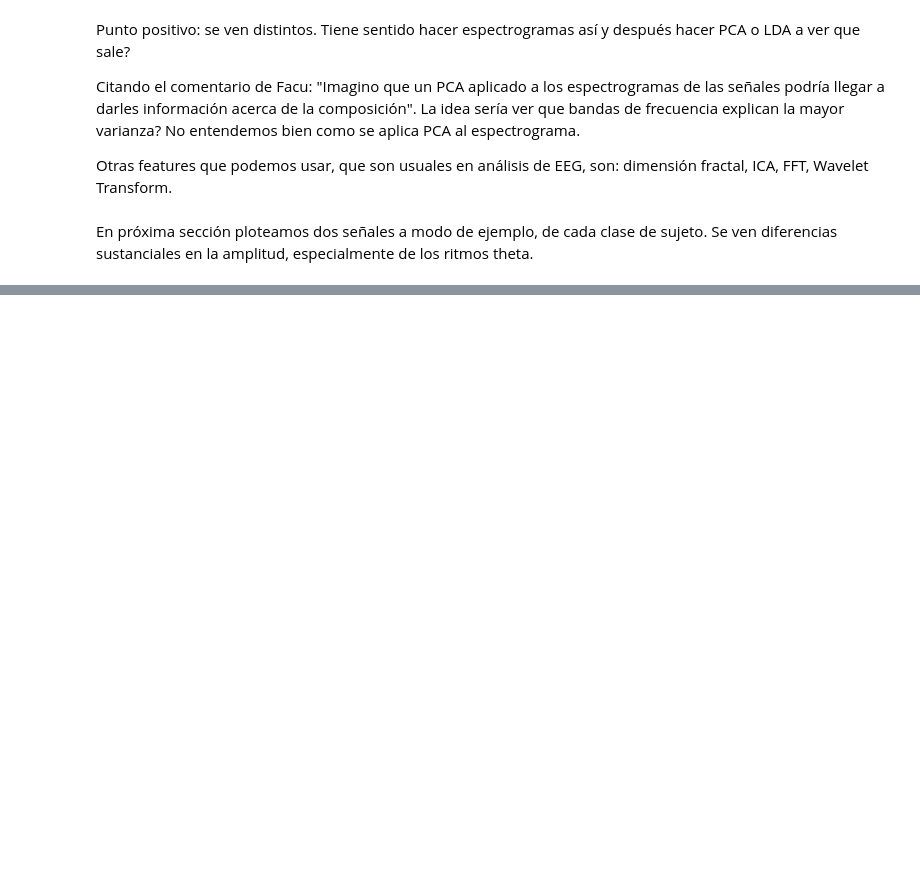
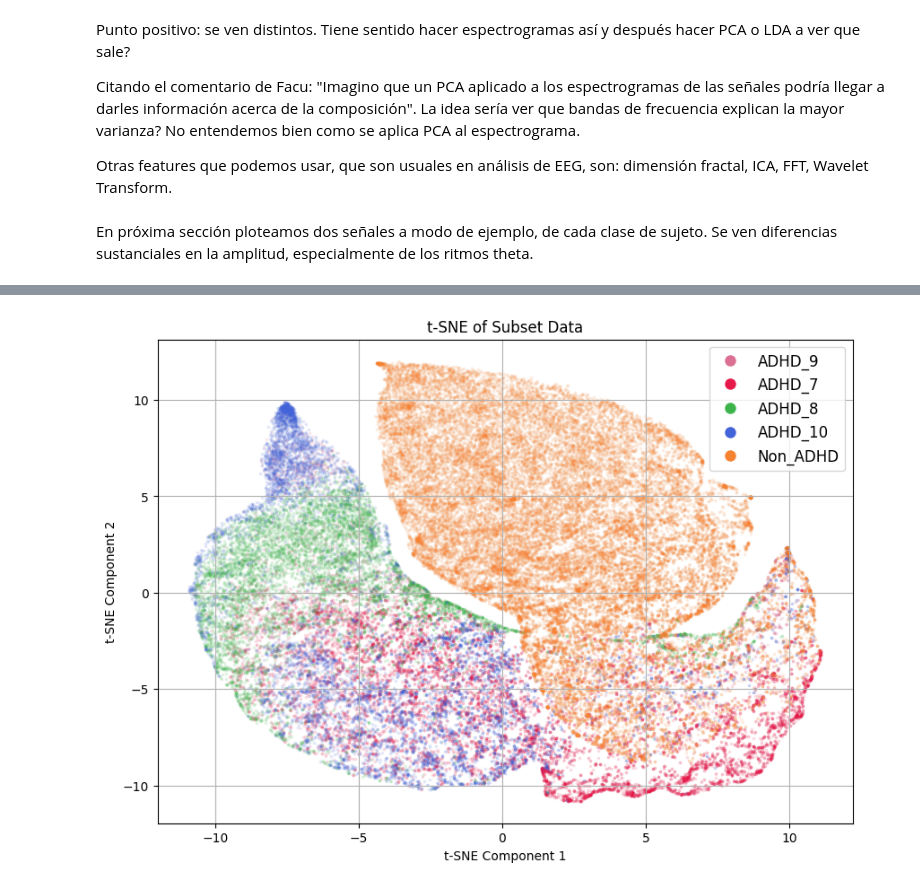
Before and after one commit to franitaa/ADHD-EEG-Game, a Jupyter notebook: ADHD_EEG_Game.ipynb, the cells around one changed output, grey strips where cells are left out. Saved outputs shown, nothing was run; the diff lists cells and outputs as text; code cells hidden in the pictures; blank space fills up the shorter version.

```diff
--- a/ADHD_EEG_Game.ipynb
+++ b/ADHD_EEG_Game.ipynb
@@ -563,0 +461,48 @@ plt.show()
+# %%
+
+tsne_model = TSNE(
+    n_components=2,
+    perplexity=50,
+    learning_rate=200,
+    n_iter=350
+)
+
+
+tsne_components = tsne_model.fit_transform(x_subset)
+
+tsne_df = pd.DataFrame(data=tsne_components, columns=['tsne_component_1', 'tsne_component_2'])
+
+y_concatenated = pd.concat([y[:subset_size_each].reset_index(drop=True), y[-subset_size_each:].reset_index(drop=True)])
+final_df_tsne = pd.concat([tsne_df, y_subset.reset_index(drop=True)], axis=1)
+
+color_palette = {
+    'ADHD_7': '#e6194b',  # Red
+    'ADHD_8': '#3cb44b',  # Green
+    'ADHD_9': '#db7093',  # Pink
+    'ADHD_10': '#4363d8',  # Blue
+    'Non_ADHD': '#f58231'  # Orange
+}
+
+plt.figure(figsize=(10, 7))
+for label in final_df_tsne['Label'].unique():
+    subset = final_df_tsne[final_df_tsne['Label'] == label]
+    plt.scatter(
+        subset['tsne_component_1'],
+        subset['tsne_component_2'],
+        label=label,
+        c=color_palette[label],
+        s=3,
+        alpha=0.1
+    )
+plt.title('t-SNE of Subset Data')
+plt.xlabel('t-SNE Component 1')
+plt.ylabel('t-SNE Component 2')
+handles, labels = plt.gca().get_legend_handles_labels()
+for i, handle in enumerate(handles):
+    handles[i] = plt.Line2D([0], [0], marker='o', color='w', label=labels[i],
+                            markerfacecolor=handle.get_facecolor()[0], markersize=10, alpha=1.0)
+plt.legend(handles=handles, loc='best', fontsize=12)
+plt.grid(True)
+plt.show()
+# %% [output]
+[figure, added]
```
Also changed, not shown: parts of 33 cells of this notebook.
